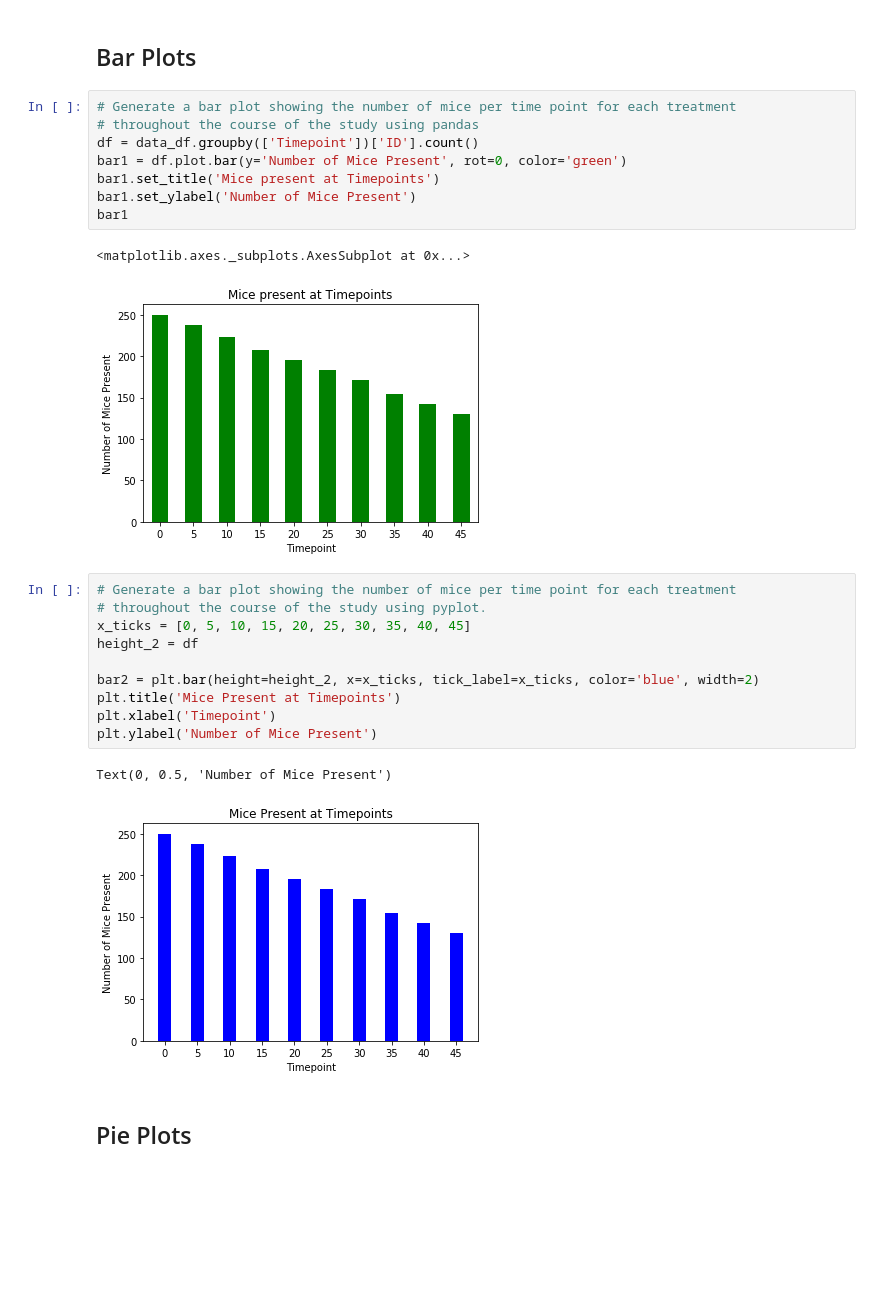
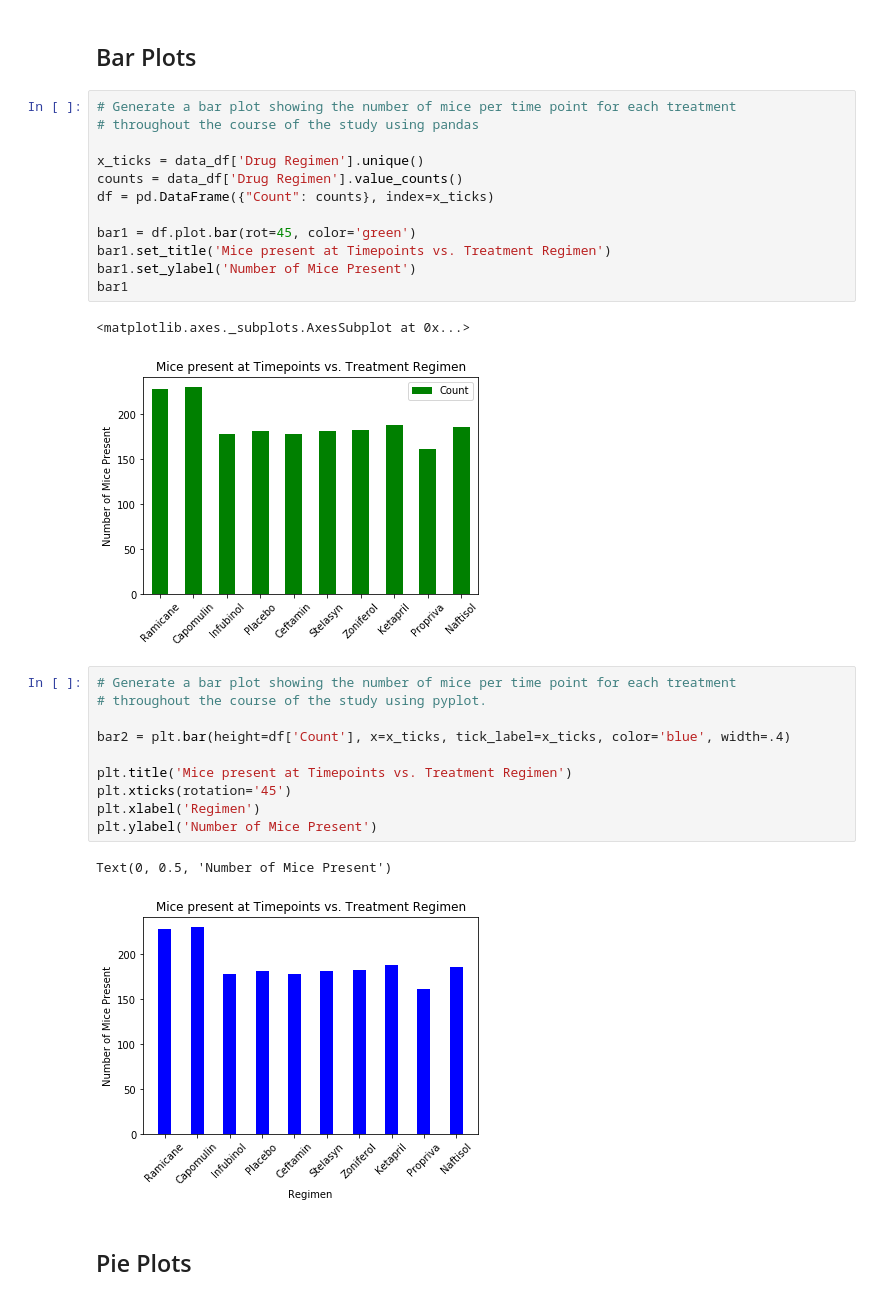
Before and after one commit to bonem97/Matplotlib-Challenge, a Jupyter notebook: pymaceuticals.ipynb, the cells around one changed output. Cells and saved outputs as stored; diff of their text form; blank space fills up the shorter version.

Commit message:
additional charts and bug fixes

```diff
--- a/pymaceuticals.ipynb
+++ b/pymaceuticals.ipynb
@@ -135,27 +135,31 @@ data_df.describe(include=['object'])
 # %%
 # Generate a bar plot showing the number of mice per time point for each treatment
 # throughout the course of the study using pandas
-df = data_df.groupby(['Timepoint'])['ID'].count()
-bar1 = df.plot.bar(y='Number of Mice Present', rot=0, color='green')
-bar1.set_title('Mice present at Timepoints')
+
+x_ticks = data_df['Drug Regimen'].unique()
+counts = data_df['Drug Regimen'].value_counts()
+df = pd.DataFrame({"Count": counts}, index=x_ticks)
+
+bar1 = df.plot.bar(rot=45, color='green')
+bar1.set_title('Mice present at Timepoints vs. Treatment Regimen')
 bar1.set_ylabel('Number of Mice Present')
 bar1
 # %% [output]
 <matplotlib.axes._subplots.AxesSubplot at 0x...>
-[figure, old version]
+[figure, new version]
 # %%
 # Generate a bar plot showing the number of mice per time point for each treatment
 # throughout the course of the study using pyplot.
-x_ticks = [0, 5, 10, 15, 20, 25, 30, 35, 40, 45]
-height_2 = df
 
-bar2 = plt.bar(height=height_2, x=x_ticks, tick_label=x_ticks, color='blue', width=2)
-plt.title('Mice Present at Timepoints')
-plt.xlabel('Timepoint')
+bar2 = plt.bar(height=df['Count'], x=x_ticks, tick_label=x_ticks, color='blue', width=.4)
+
+plt.title('Mice present at Timepoints vs. Treatment Regimen')
+plt.xticks(rotation='45')
+plt.xlabel('Regimen')
 plt.ylabel('Number of Mice Present')
 # %% [output]
 Text(0, 0.5, 'Number of Mice Present')
-[figure, old version]
+[figure, new version]
 # %% [markdown]
 ## Pie Plots
 # %%
```
Also changed, not shown: parts of 8 cells of this notebook.
